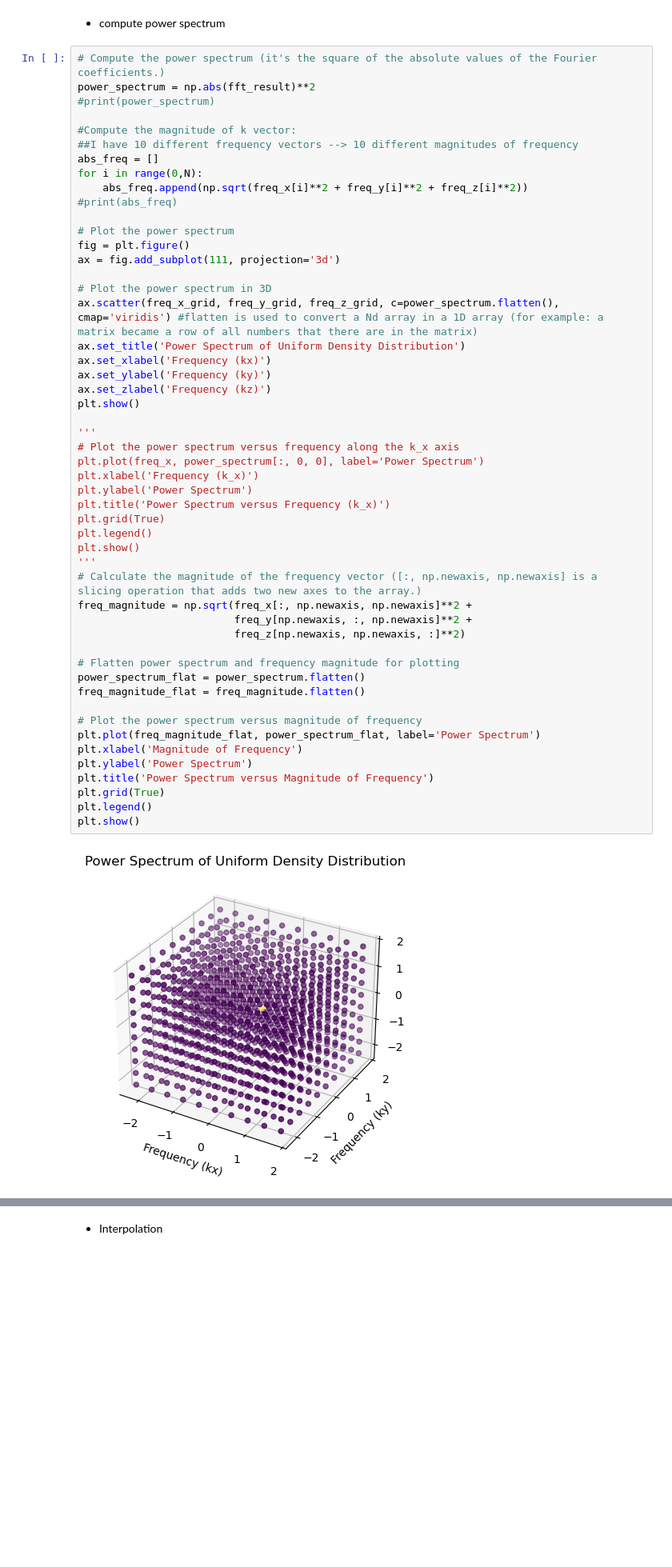
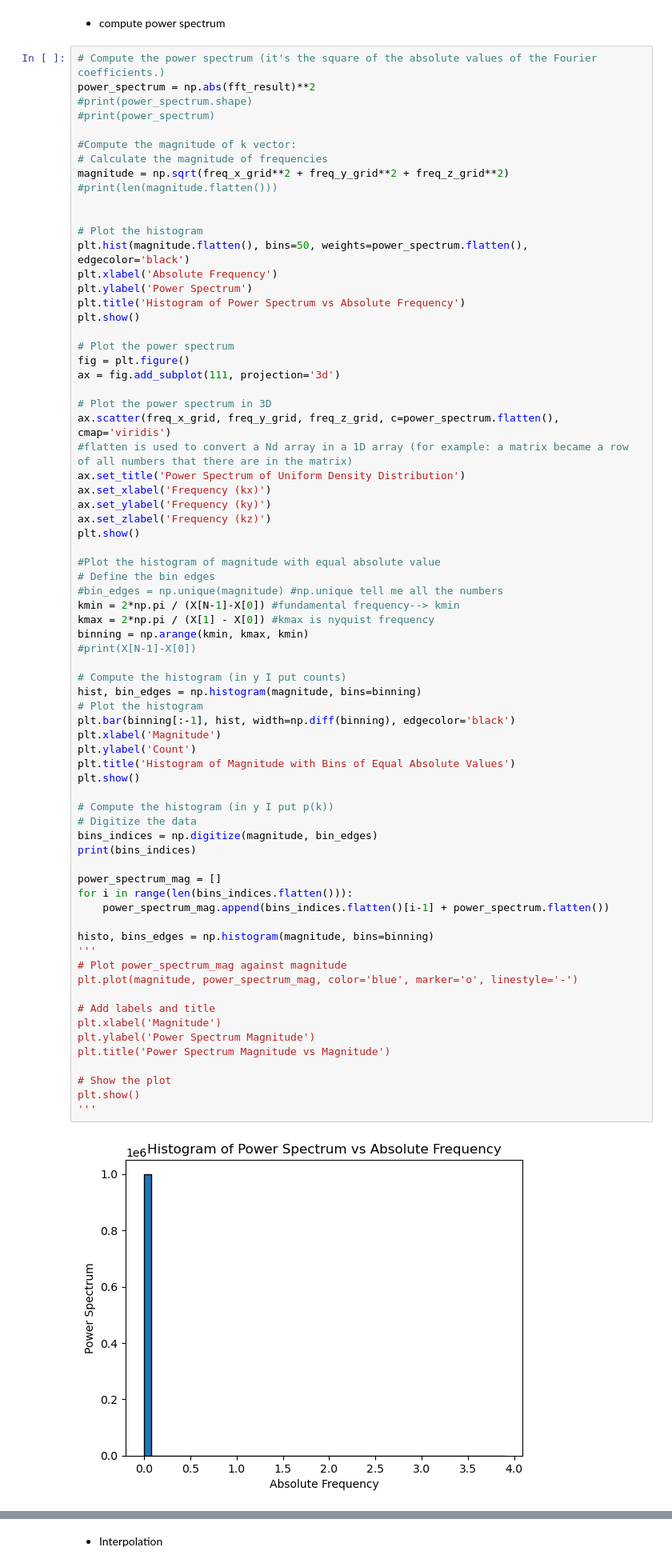
Before and after one commit to GenovaCosmology/AstroCosmoComputational, a Jupyter notebook: Students/AndreaGatti/Lesson8/Exercise1/FastFourier.ipynb, the cells around one changed output, grey strips where cells are left out. Shown at 80% size. Cells and saved outputs as stored; diff of their text form; blank space fills up the shorter version.

```diff
--- a/Students/AndreaGatti/Lesson8/Exercise1/FastFourier.ipynb
+++ b/Students/AndreaGatti/Lesson8/Exercise1/FastFourier.ipynb
@@ -97,53 +75,73 @@ plt.show()
 # %%
 # Compute the power spectrum (it's the square of the absolute values of the Fourier coefficients.)
 power_spectrum = np.abs(fft_result)**2
+#print(power_spectrum.shape)
 #print(power_spectrum)
 
 #Compute the magnitude of k vector:
-##I have 10 different frequency vectors --> 10 different magnitudes of frequency
-abs_freq = []
-for i in range(0,N):
-    abs_freq.append(np.sqrt(freq_x[i]**2 + freq_y[i]**2 + freq_z[i]**2))
-#print(abs_freq)
+# Calculate the magnitude of frequencies
+magnitude = np.sqrt(freq_x_grid**2 + freq_y_grid**2 + freq_z_grid**2)
+#print(len(magnitude.flatten()))
+
+
+# Plot the histogram
+plt.hist(magnitude.flatten(), bins=50, weights=power_spectrum.flatten(), edgecolor='black')
+plt.xlabel('Absolute Frequency')
+plt.ylabel('Power Spectrum')
+plt.title('Histogram of Power Spectrum vs Absolute Frequency')
+plt.show()
 
 # Plot the power spectrum
 fig = plt.figure()
 ax = fig.add_subplot(111, projection='3d')
 
 # Plot the power spectrum in 3D
-ax.scatter(freq_x_grid, freq_y_grid, freq_z_grid, c=power_spectrum.flatten(), cmap='viridis') #flatten is used to convert a Nd array in a 1D array (for example: a matrix became a row of all numbers that there are in the matrix)
+ax.scatter(freq_x_grid, freq_y_grid, freq_z_grid, c=power_spectrum.flatten(), cmap='viridis')
+#flatten is used to convert a Nd array in a 1D array (for example: a matrix became a row of all numbers that there are in the matrix)
 ax.set_title('Power Spectrum of Uniform Density Distribution')
 ax.set_xlabel('Frequency (kx)')
 ax.set_ylabel('Frequency (ky)')
 ax.set_zlabel('Frequency (kz)')
 plt.show()
 
+#Plot the histogram of magnitude with equal absolute value
+# Define the bin edges
+#bin_edges = np.unique(magnitude) #np.unique tell me all the numbers
+kmin = 2*np.pi / (X[N-1]-X[0]) #fundamental frequency--> kmin
+kmax = 2*np.pi / (X[1] - X[0]) #kmax is nyquist frequency
+binning = np.arange(kmin, kmax, kmin)
+#print(X[N-1]-X[0])
+
+# Compute the histogram (in y I put counts)
+hist, bin_edges = np.histogram(magnitude, bins=binning)
+# Plot the histogram
+plt.bar(binning[:-1], hist, width=np.diff(binning), edgecolor='black')
+plt.xlabel('Magnitude')
+plt.ylabel('Count')
+plt.title('Histogram of Magnitude with Bins of Equal Absolute Values')
+plt.show()
+
+# Compute the histogram (in y I put p(k))
+# Digitize the data
+bins_indices = np.digitize(magnitude, bin_edges)
+print(bins_indices)
+
+power_spectrum_mag = []
+for i in range(len(bins_indices.flatten())):
+    power_spectrum_mag.append(bins_indices.flatten()[i-1] + power_spectrum.flatten())
+
+histo, bins_edges = np.histogram(magnitude, bins=binning)
 '''
-# Plot the power spectrum versus frequency along the k_x axis
-plt.plot(freq_x, power_spectrum[:, 0, 0], label='Power Spectrum')
-plt.xlabel('Frequency (k_x)')
-plt.ylabel('Power Spectrum')
-plt.title('Power Spectrum versus Frequency (k_x)')
-plt.grid(True)
-plt.legend()
+# Plot power_spectrum_mag against magnitude
+plt.plot(magnitude, power_spectrum_mag, color='blue', marker='o', linestyle='-')
+
+# Add labels and title
+plt.xlabel('Magnitude')
+plt.ylabel('Power Spectrum Magnitude')
+plt.title('Power Spectrum Magnitude vs Magnitude')
+
+# Show the plot
 plt.show()
 '''
-# Calculate the magnitude of the frequency vector ([:, np.newaxis, np.newaxis] is a slicing operation that adds two new axes to the array.)
-freq_magnitude = np.sqrt(freq_x[:, np.newaxis, np.newaxis]**2 +
-                         freq_y[np.newaxis, :, np.newaxis]**2 +
-                         freq_z[np.newaxis, np.newaxis, :]**2)
-
-# Flatten power spectrum and frequency magnitude for plotting
-power_spectrum_flat = power_spectrum.flatten()
-freq_magnitude_flat = freq_magnitude.flatten()
-
-# Plot the power spectrum versus magnitude of frequency
-plt.plot(freq_magnitude_flat, power_spectrum_flat, label='Power Spectrum')
-plt.xlabel('Magnitude of Frequency')
-plt.ylabel('Power Spectrum')
-plt.title('Power Spectrum versus Magnitude of Frequency')
-plt.grid(True)
-plt.legend()
-plt.show()
 # %% [output]
-[figure, old version]
+[figure, new version]
```
Also changed, not shown: parts of 4 cells of this notebook.
